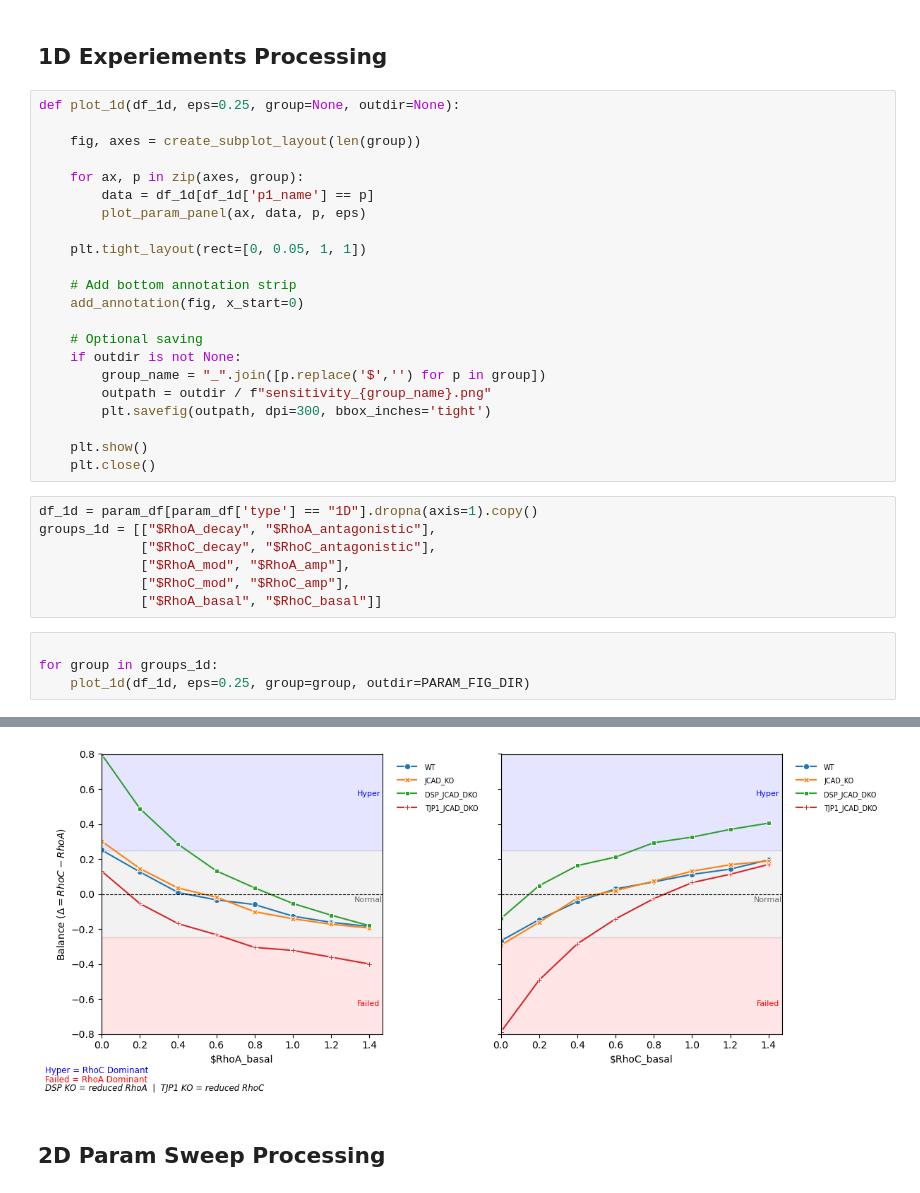
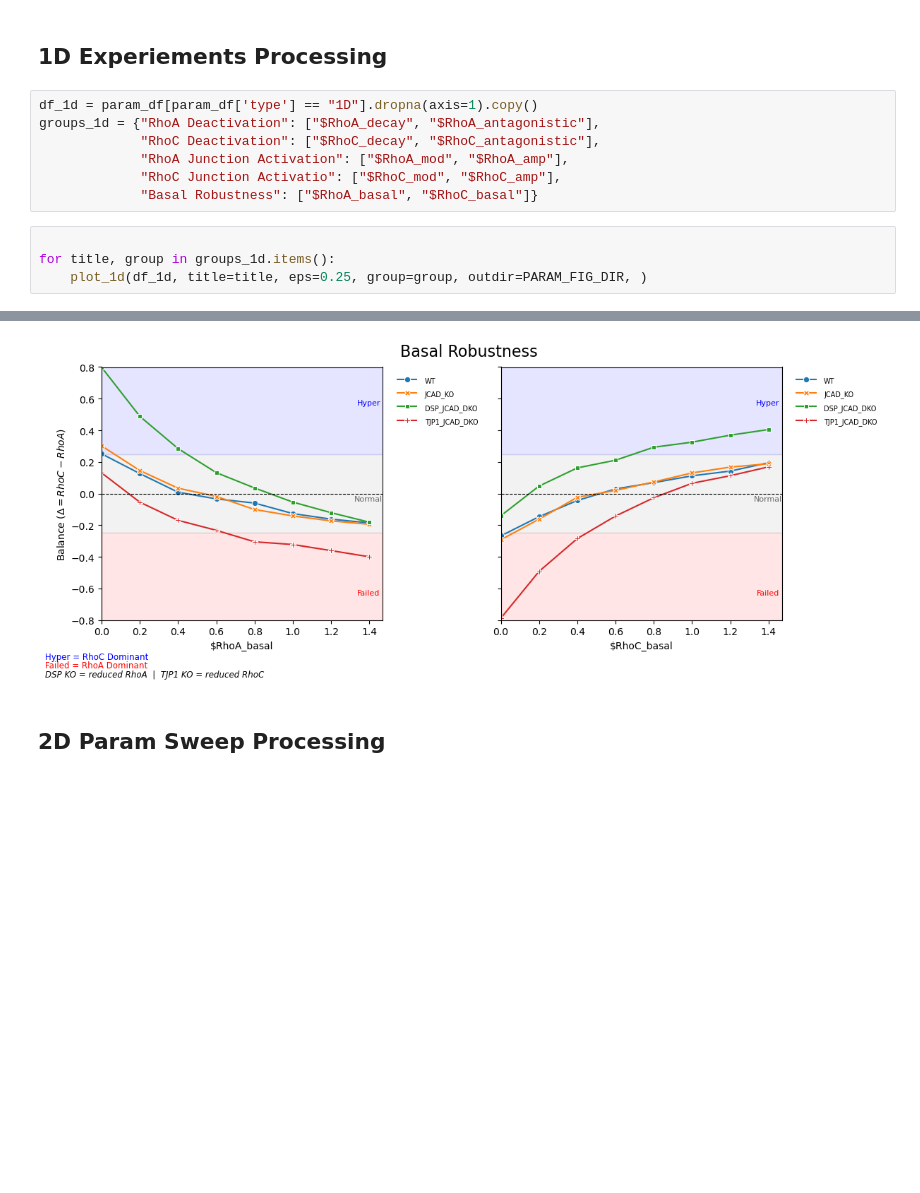
Before and after one commit to emilieyuu/endotehelial-masboss, a Jupyter notebook: notebooks/07_data_processing.ipynb, the cells around one changed output, grey strips where cells are left out. Cells and saved outputs as stored; diff of their text form; blank space fills up the shorter version.

Commit message:
add title for 1D plots

```diff
--- a/notebooks/07_data_processing.ipynb
+++ b/notebooks/07_data_processing.ipynb
@@ -54,37 +54,15 @@ param_csv = PARAM_DIR / 'param_sweep_full.csv'
 param_df = pd.read_csv(param_csv)
 # %% [markdown]
 ## 1D Experiements Processing
-# %%
-def plot_1d(df_1d, eps=0.25, group=None, outdir=None):
-
-    fig, axes = create_subplot_layout(len(group))
-
-    for ax, p in zip(axes, group):
-        data = df_1d[df_1d['p1_name'] == p]
-        plot_param_panel(ax, data, p, eps)
-
-    plt.tight_layout(rect=[0, 0.05, 1, 1])
-
-    # Add bottom annotation strip
-    add_annotation(fig, x_start=0)
-
-    # Optional saving
-    if outdir is not None:
-        group_name = "_".join([p.replace('$','') for p in group])
-        outpath = outdir / f"sensitivity_{group_name}.png"
-        plt.savefig(outpath, dpi=300, bbox_inches='tight')
-
-    plt.show()
-    plt.close()
 # %%
 df_1d = param_df[param_df['type'] == "1D"].dropna(axis=1).copy()
-groups_1d = [["$RhoA_decay", "$RhoA_antagonistic"],
-             ["$RhoC_decay", "$RhoC_antagonistic"],
-             ["$RhoA_mod", "$RhoA_amp"],
-             ["$RhoC_mod", "$RhoC_amp"],
-             ["$RhoA_basal", "$RhoC_basal"]]
+groups_1d = {"RhoA Deactivation": ["$RhoA_decay", "$RhoA_antagonistic"],
+             "RhoC Deactivation": ["$RhoC_decay", "$RhoC_antagonistic"],
+             "RhoA Junction Activation": ["$RhoA_mod", "$RhoA_amp"],
+             "RhoC Junction Activatio": ["$RhoC_mod", "$RhoC_amp"],
+             "Basal Robustness": ["$RhoA_basal", "$RhoC_basal"]}
 # %%
 
-for group in groups_1d:
-    plot_1d(df_1d, eps=0.25, group=group, outdir=PARAM_FIG_DIR)
+for title, group in groups_1d.items():
+    plot_1d(df_1d, title=title, eps=0.25, group=group, outdir=PARAM_FIG_DIR, )
 # %% [output]
@@ -95,4 +73,4 @@ for group in groups_1d:
-[figure, old version]
+[figure, new version]
 # %% [markdown]
 ## 2D Param Sweep Processing
 # %%
```
Also changed, not shown: parts of 6 cells of this notebook, 12 other files.
